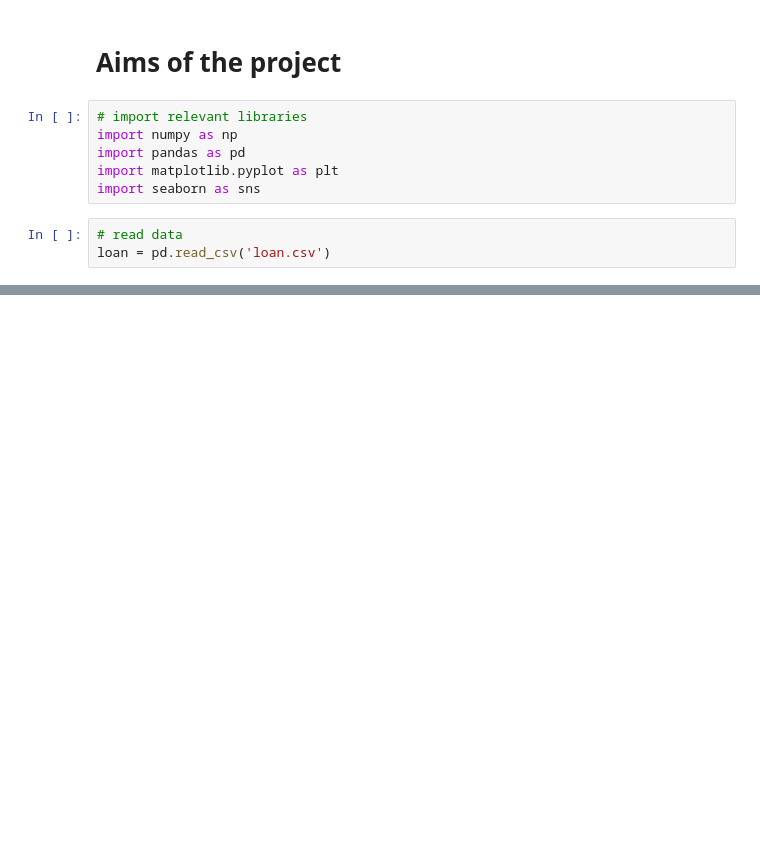
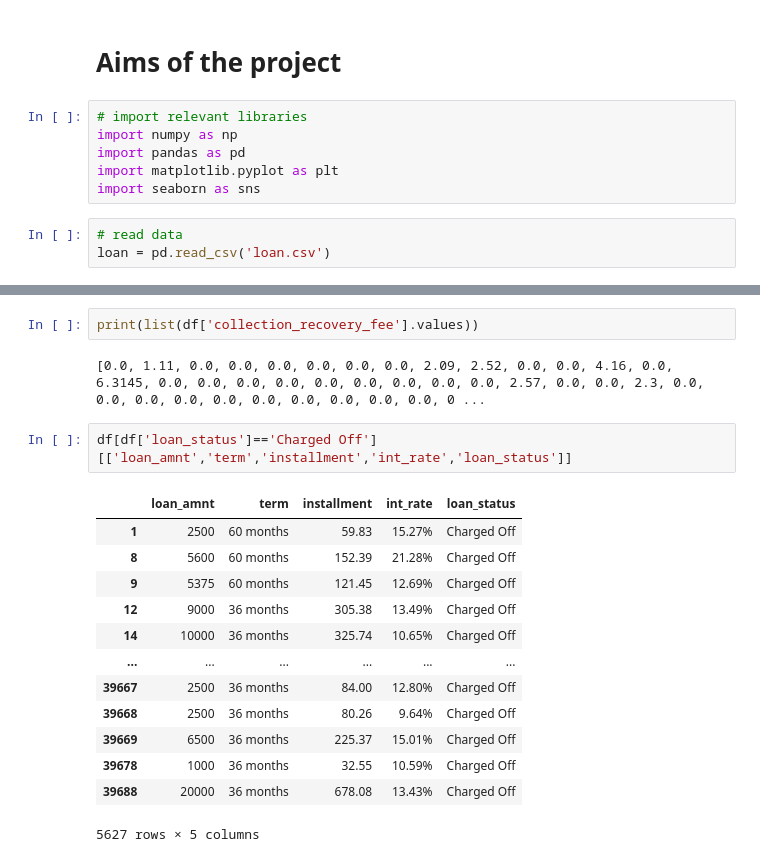
Before and after one commit to GeriNZ/lendingclub, a Jupyter notebook: Beng_Cheong_Cheong.ipynb, the cells around one changed output, grey strips where cells are left out. Cells and saved outputs as stored; diff of their text form; blank space fills up the shorter version.

```diff
--- a/Beng_Cheong_Cheong.ipynb
+++ b/Beng_Cheong_Cheong.ipynb
@@ -26,0 +129,20 @@ loan.head()
+# %%
+print(list(df['collection_recovery_fee'].values))
+# %% [output]
+[0.0, 1.11, 0.0, 0.0, 0.0, 0.0, 0.0, 0.0, 2.09, 2.52, 0.0, 0.0, 4.16, 0.0, 6.3145, 0.0, 0.0, 0.0, 0.0, 0.0, 0.0, 0.0, 0.0, 0.0, 2.57, 0.0, 0.0, 2.3, 0.0, 0.0, 0.0, 0.0, 0.0, 0.0, 0.0, 0.0, 0.0, 0.0, 0 ...
+# %%
+df[df['loan_status']=='Charged Off'][['loan_amnt','term','installment','int_rate','loan_status']]
+# %% [output]
+|  | loan_amnt | term | installment | int_rate | loan_status |
+| 1 | 2500 | 60 months | 59.83 | 15.27% | Charged Off |
+| 8 | 5600 | 60 months | 152.39 | 21.28% | Charged Off |
+| 9 | 5375 | 60 months | 121.45 | 12.69% | Charged Off |
+| 12 | 9000 | 36 months | 305.38 | 13.49% | Charged Off |
+| 14 | 10000 | 36 months | 325.74 | 10.65% | Charged Off |
+| ... | ... | ... | ... | ... | ... |
+| 39667 | 2500 | 36 months | 84.00 | 12.80% | Charged Off |
+| 39668 | 2500 | 36 months | 80.26 | 9.64% | Charged Off |
+| 39669 | 6500 | 36 months | 225.37 | 15.01% | Charged Off |
+| 39678 | 1000 | 36 months | 32.55 | 10.59% | Charged Off |
+| 39688 | 20000 | 36 months | 678.08 | 13.43% | Charged Off |
+5627 rows × 5 columns
```
Also changed, not shown: parts of 9 cells of this notebook.
